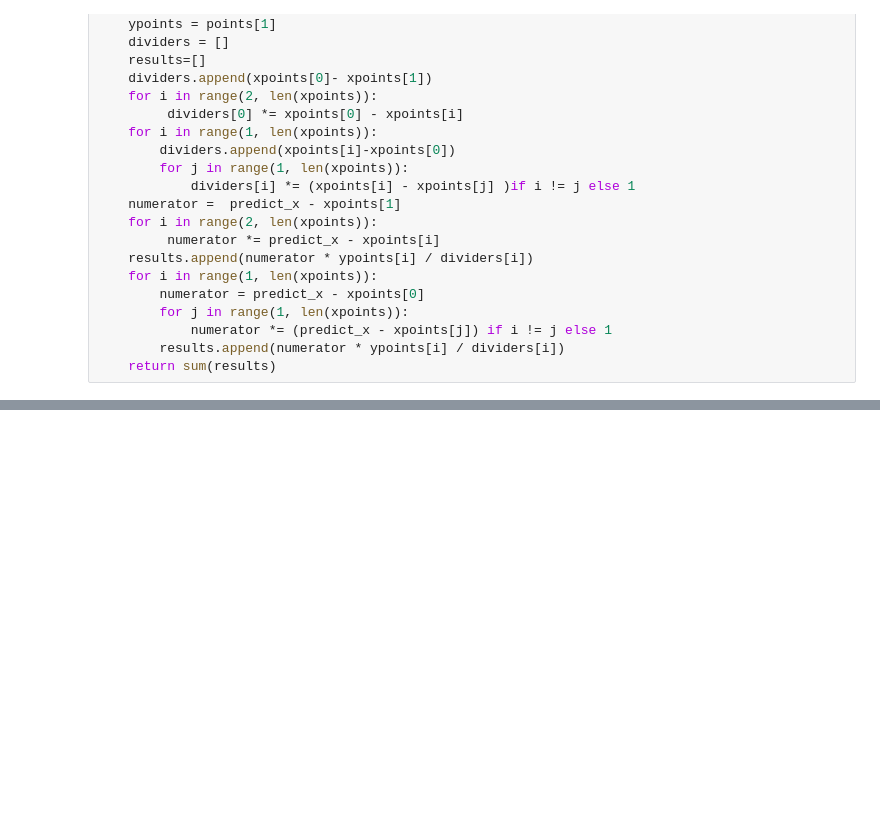
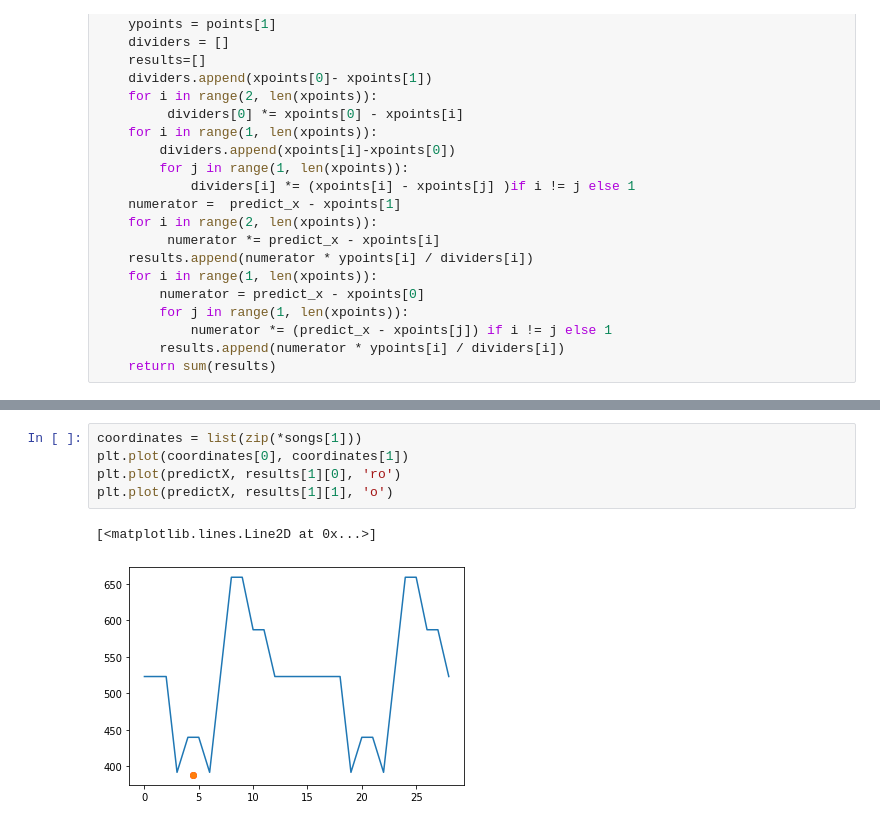
Before and after one commit to numpyers/HarmoNice, a Jupyter notebook: Interpolation.ipynb, the cells around one changed output, grey strips where cells are left out. Drawn from its saved outputs; the diff is of its cells as text; blank space fills up the shorter version.

```diff
--- a/Interpolation.ipynb
+++ b/Interpolation.ipynb
@@ -59,0 +74,8 @@ plt.plot(predictX, result2, 'o')
+# %%
+coordinates = list(zip(*songs[1]))
+plt.plot(coordinates[0], coordinates[1])
+plt.plot(predictX, results[1][0], 'ro')
+plt.plot(predictX, results[1][1], 'o')
+# %% [output]
+[<matplotlib.lines.Line2D at 0x...>]
+[figure, added]
```
Also changed, not shown: parts of 6 cells of this notebook, 1 other file.
